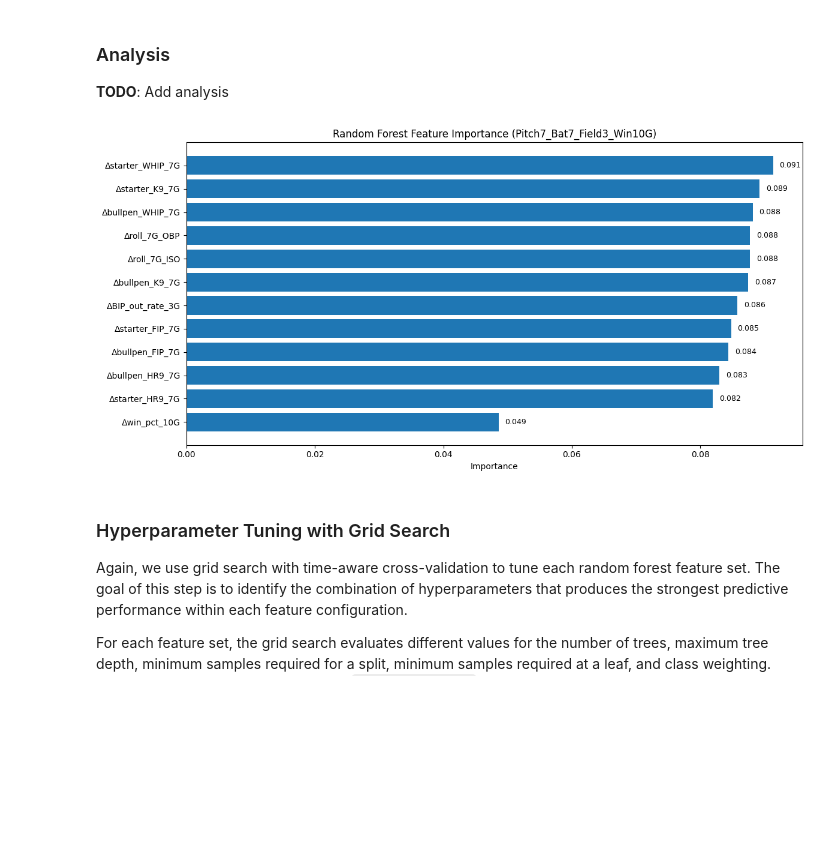
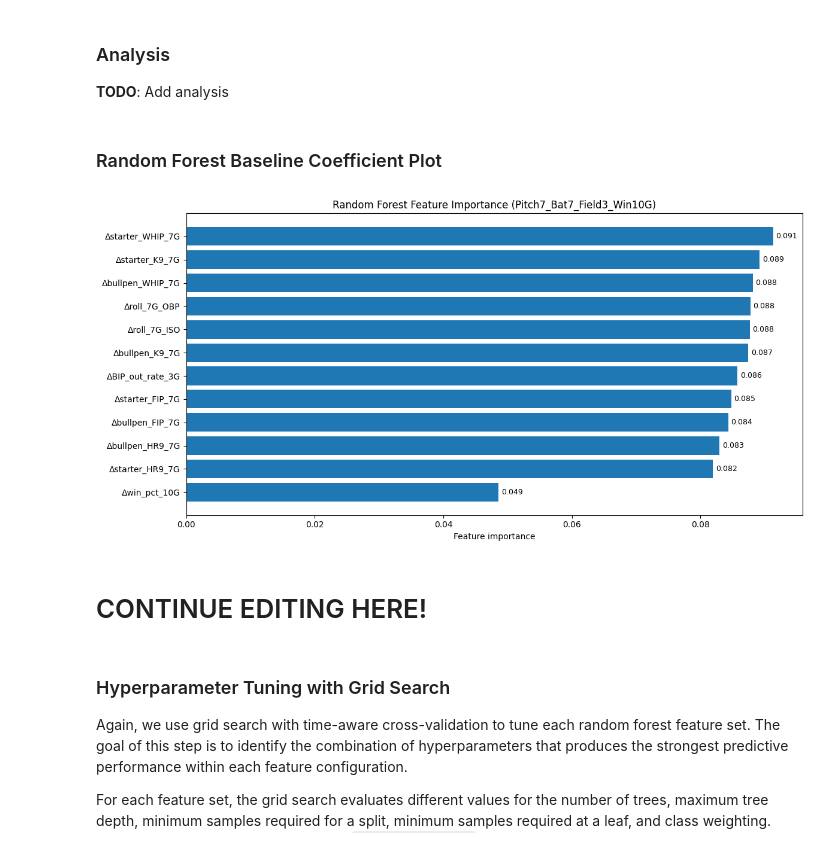
Before and after one commit to Sam-Gartenstein/mlb-win-prediction, a Jupyter notebook: ML Game Outcome Modeling.ipynb, the cells around one changed output. Cells and saved outputs as stored; diff of their text form; code cells hidden in the pictures; blank space fills up the shorter version.

```diff
--- a/ML Game Outcome Modeling.ipynb
+++ b/ML Game Outcome Modeling.ipynb
@@ -495,7 +626,7 @@ tscv = TimeSeriesSplit(n_splits=5)
 # Pipeline: scaling + logistic regression
 pipe = Pipeline([
     ("scaler", StandardScaler()),
-    ("model", LogisticRegression(max_iter=2000))
+    ("model", LogisticRegression(max_iter=2000, solver="liblinear"))
 ])
 
 # Hyperparameter grid
@@ -779,9 +899,9 @@ for cfg in tqdm(combos, desc="Random forest feature sets"):
         "win_w": win_map.get("win", None),
         "include_win": include_win,
         "n_features": X_train_combo.shape[1],
-        "accuracy": res["accuracy"],
-        "roc_auc": res["roc_auc"],
-        "log_loss": res["log_loss"],
+        "test_accuracy": res["test_accuracy"],
+        "test_roc_auc": res["test_roc_auc"],
+        "test_log_loss": res["test_log_loss"],
     })
 
     rf_models[name] = {
@@ -792,7 +912,7 @@ for cfg in tqdm(combos, desc="Random forest feature sets"):
     }
 
 rf_results_df = pd.DataFrame(rf_results).sort_values(
-    by=["roc_auc", "log_loss"],
+    by=["test_roc_auc", "test_log_loss"],
     ascending=[False, True]
 )
 
@@ -800,8 +920,14 @@ display(
     rf_results_df[
         [
             "model", "pitch_w", "bat_w", "field_w", "win_w", "include_win",
-            "n_features", "accuracy", "roc_auc", "log_loss"
+            "n_features", "test_accuracy", "test_roc_auc", "test_log_loss"
         ]
     ]
 )
+
+print_best_model_report(
+    rf_results_df,
+    rf_models,
+    label="Best baseline random forest model"
+)
 # %% [output]
@@ -851,32 +972,21 @@ def plot_rf_importance(
+# %% [markdown]
+### Random Forest Baseline Coefficient Plot
 # %%
 best_rf = rf_results_df.iloc[0]
 best_rf_name = best_rf["model"]
 
 best_rf_artifact = rf_models[best_rf_name]
-best_rf_res = best_rf_artifact["fitted"]
+best_rf_model = best_rf_artifact["fitted"]["model"]
 
-best_windows = {
-    "pitch": best_rf["pitch_w"],
-    "bat": best_rf["bat_w"],
-    "field": best_rf["field_w"],
-}
-
-if best_rf["include_win"]:
-    best_windows["win"] = best_rf["win_w"]
-
-Xtr_best = build_feature_set(
-    train_df,
-    windows=best_windows,
-    include_win=best_rf["include_win"]
-)
-
-plot_rf_importance(
-    best_rf_res["model"],
-    feature_names=Xtr_best.columns,
+plot_model_feature_effects(
+    best_rf_model,
+    feature_names=best_rf_artifact["feature_names"],
     title=f"Random Forest Feature Importance ({best_rf_name})"
 )
 # %% [output]
-[figure, old version]
+[figure, new version]
+# %% [markdown]
+# CONTINUE EDITING HERE!
 # %% [markdown]
 ### Hyperparameter Tuning with Grid Search
 
```
Also changed, not shown: parts of 14 cells of this notebook.
